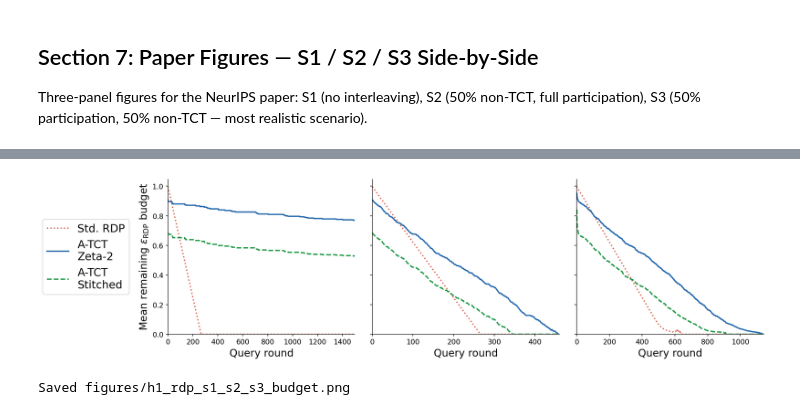
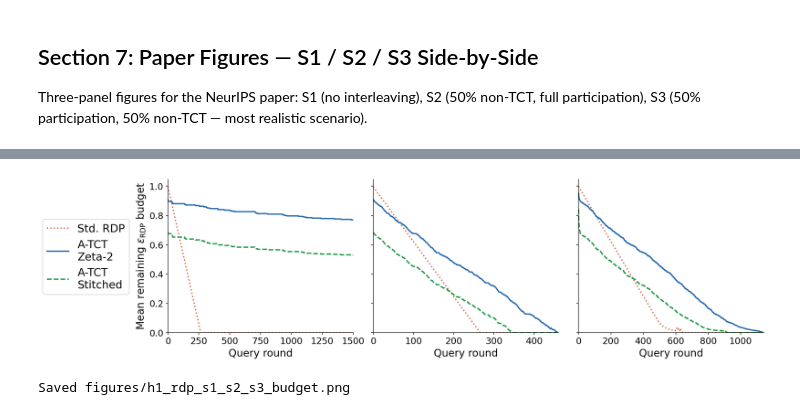
Before and after one commit to arcaulfield/adaptive-act, a Jupyter notebook: notebooks/11_h1_rdp.ipynb, the cells around one changed output, grey strips where cells are left out. Saved outputs shown, nothing was run; the diff lists cells and outputs as text; code cells hidden in the pictures.

```diff
--- a/notebooks/11_h1_rdp.ipynb
+++ b/notebooks/11_h1_rdp.ipynb
@@ -524,6 +524,7 @@ for ax, zf, sf, idpf, hl_z, hl_s, hl_i, panel_title, leg_loc in panel_data:
     ax.set_xlabel('Query round', fontsize=16)
     # ax.set_title(panel_title, fontsize=15)
     ax.set_xlim(0, n - 1); ax.set_ylim(-0.02, 1.08)
+    ax.tick_params(axis='both', which='major', labelsize=14)
     ax.legend(
         loc=leg_loc,
         fontsize=12,
@@ -559,32 +560,33 @@ panel_data = [
 
 for ax, zb, sb, ib, panel_title in panel_data:
     n    = max(len(zb), len(sb), len(ib)) + 1
     rnds = list(range(n))
     zb_ = pad(zb, n); sb_ = pad(sb, n); ib_ = pad(ib, n)
 
     ax.plot(rnds, ib_, color=IDP_COLOR,   lw=2.0, linestyle=':', label='Std. RDP')
     ax.plot(rnds, zb_, color=TCT_Z_COLOR, lw=2.0,               label='A-TCT\nZeta-2')
     ax.plot(rnds, sb_, color=TCT_S_COLOR, lw=2.0, linestyle='--', label='A-TCT\nStitched')
     ax.axhline(0, color='#888', lw=0.5, zorder=0)
     ax.set_xlabel('Query round',fontsize=16)
    # ax.set_title(panel_title, fontsize=15.5)
     ax.set_xlim(0, n - 1); ax.set_ylim(bottom=0)
+    ax.tick_params(axis='both', which='major', labelsize=14)
 
 axes[0].set_ylabel(r'Mean remaining $\varepsilon_{\mathrm{RDP}}$ budget', fontsize=16)
 
 # Single shared legend to the left of all panels
 handles, labels = axes[0].get_legend_handles_labels()
 fig.legend(handles, labels,
            loc='center left',
            bbox_to_anchor=(0.01, 0.50),
            borderaxespad=0,
            frameon=True, fontsize=17)
 
 plt.tight_layout()
 fig.subplots_adjust(left=0.18, top=0.85)
 plt.savefig('../figures/h1_rdp_s1_s2_s3_budget.png', bbox_inches='tight', dpi=200)
 plt.show()
 print('Saved figures/h1_rdp_s1_s2_s3_budget.png')
 # %% [output]
-[figure, old version]
+[figure, new version]
 Saved figures/h1_rdp_s1_s2_s3_budget.png
```
Also changed, not shown: parts of 4 cells of this notebook, 3 other files.
